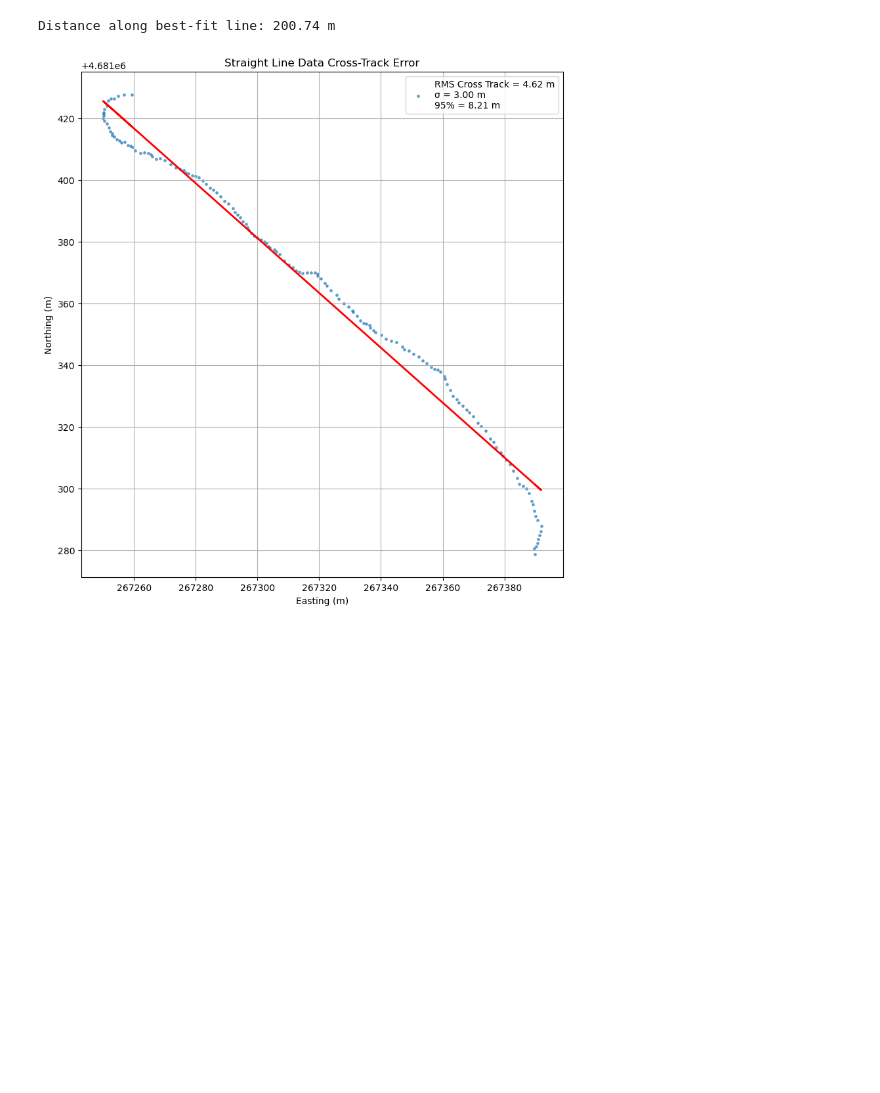
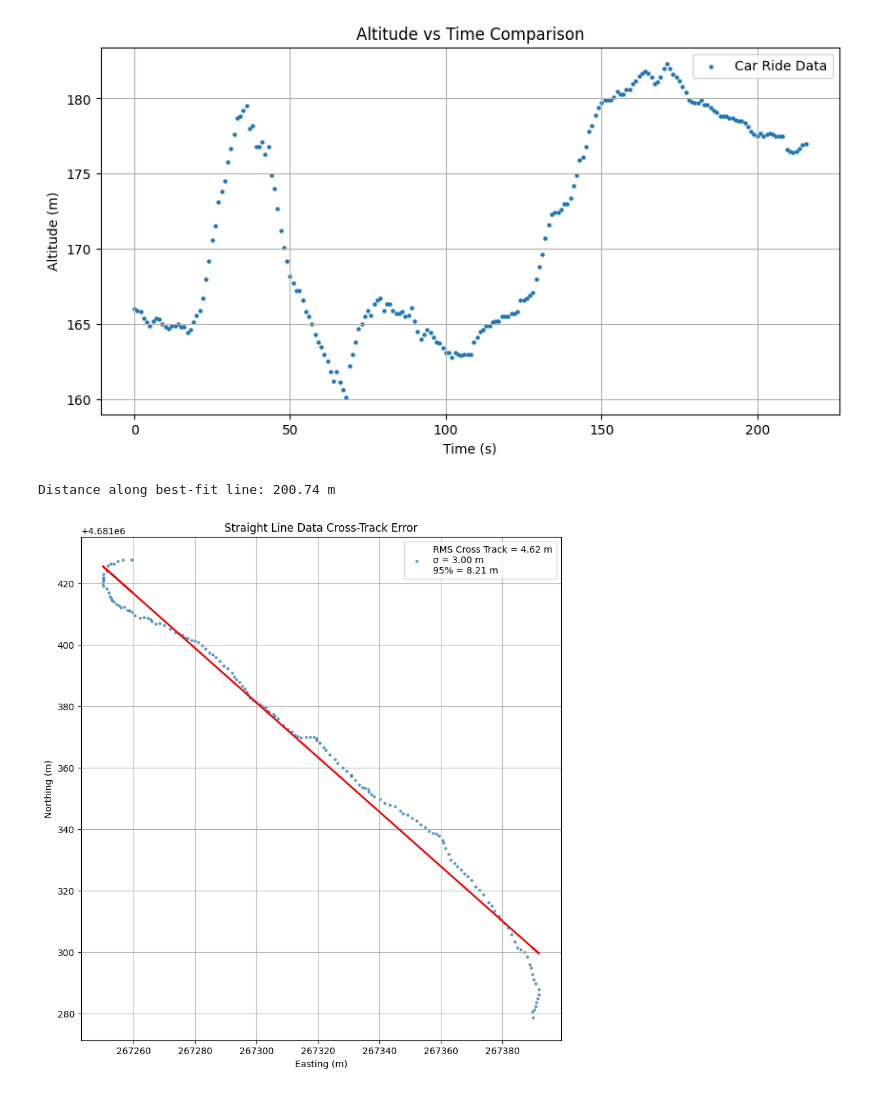
Before and after one commit to ramirez-adr/EECE5554, a Jupyter notebook: LAB1/src/humble_data_analysis.ipynb, the cells around one changed output. Cells and saved outputs as stored; diff of their text form; code cells hidden in the pictures; blank space fills up the shorter version.

```diff
--- a/LAB1/src/humble_data_analysis.ipynb
+++ b/LAB1/src/humble_data_analysis.ipynb
@@ -206,3 +245,9 @@ plot_altitude_vs_time_all([
+# %%
+plot_altitude_vs_time_all([
+    (car_ride_data, "Car Ride Data")
+])
+# %% [output]
+[figure, added]
 # %%
 import numpy as np
 import matplotlib.pyplot as plt
```
Also changed, not shown: parts of 14 cells of this notebook.
